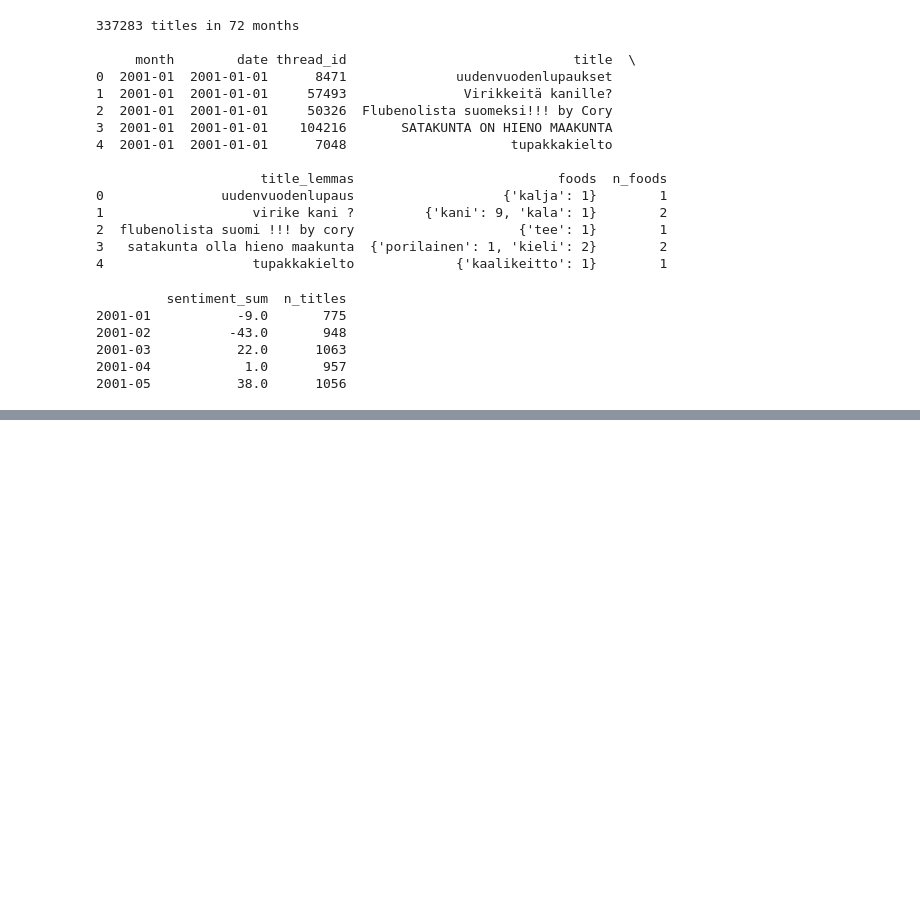
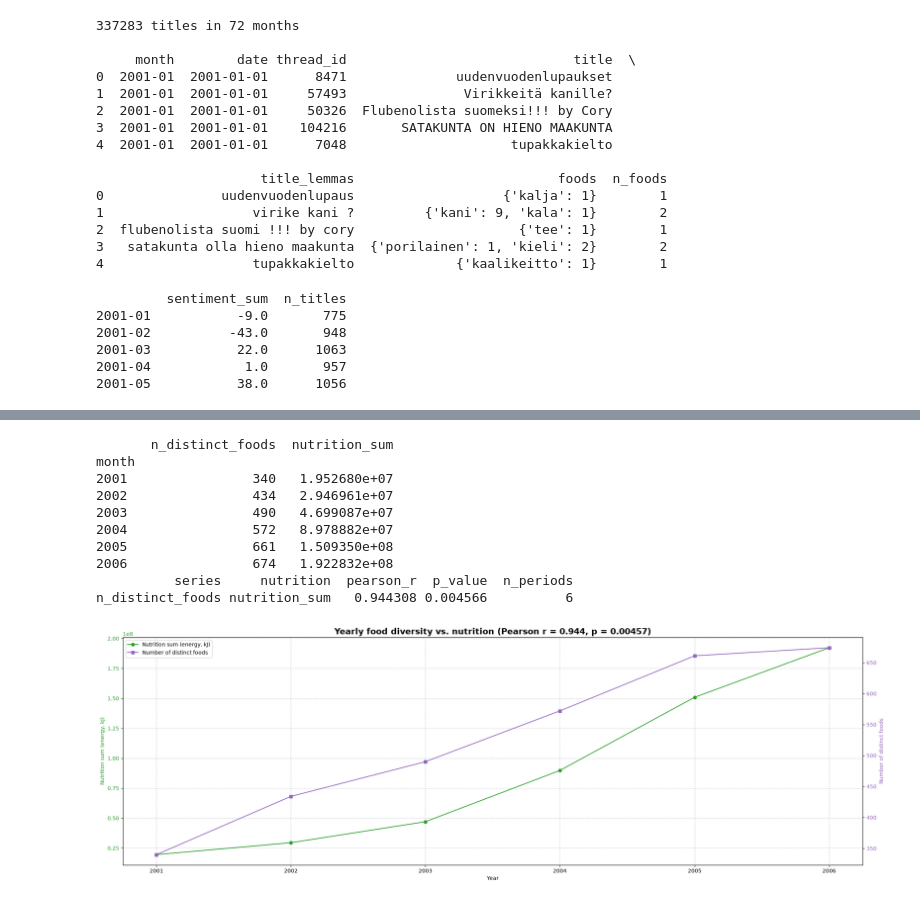
Before and after one commit to akseliahonpera/NLP_26_PROJECT_10, a Jupyter notebook: course_work.ipynb, the cells around one changed output, grey strips where cells are left out. Cells and saved outputs as stored; diff of their text form; code cells hidden in the pictures; blank space fills up the shorter version.

```diff
--- a/course_work.ipynb
+++ b/course_work.ipynb
@@ -640,0 +682,19 @@ sentiment_sum nutrition_sum  -0.744836 0.089356          6
+# %%
+# Yearly
+yearly_diversity_comparison = build_comparison(yearly_nutrition, yearly_diversity)
+print(yearly_diversity_comparison)
+print(pearson_with_nutrition(yearly_diversity_comparison, "n_distinct_foods").to_string(index=False))
+plot_vs_nutrition(yearly_diversity_comparison, "n_distinct_foods", "food diversity", "Number of distinct foods",
+                  other_color="tab:purple", period_label="Yearly", x_label="Year")
+# %% [output]
+       n_distinct_foods  nutrition_sum
+month
+2001                340   1.952680e+07
+2002                434   2.946961e+07
+2003                490   4.699087e+07
+2004                572   8.978882e+07
+2005                661   1.509350e+08
+2006                674   1.922832e+08
+          series     nutrition  pearson_r  p_value  n_periods
+n_distinct_foods nutrition_sum   0.944308 0.004566          6
+[figure, added]
```
Also changed, not shown: parts of 6 cells of this notebook.
